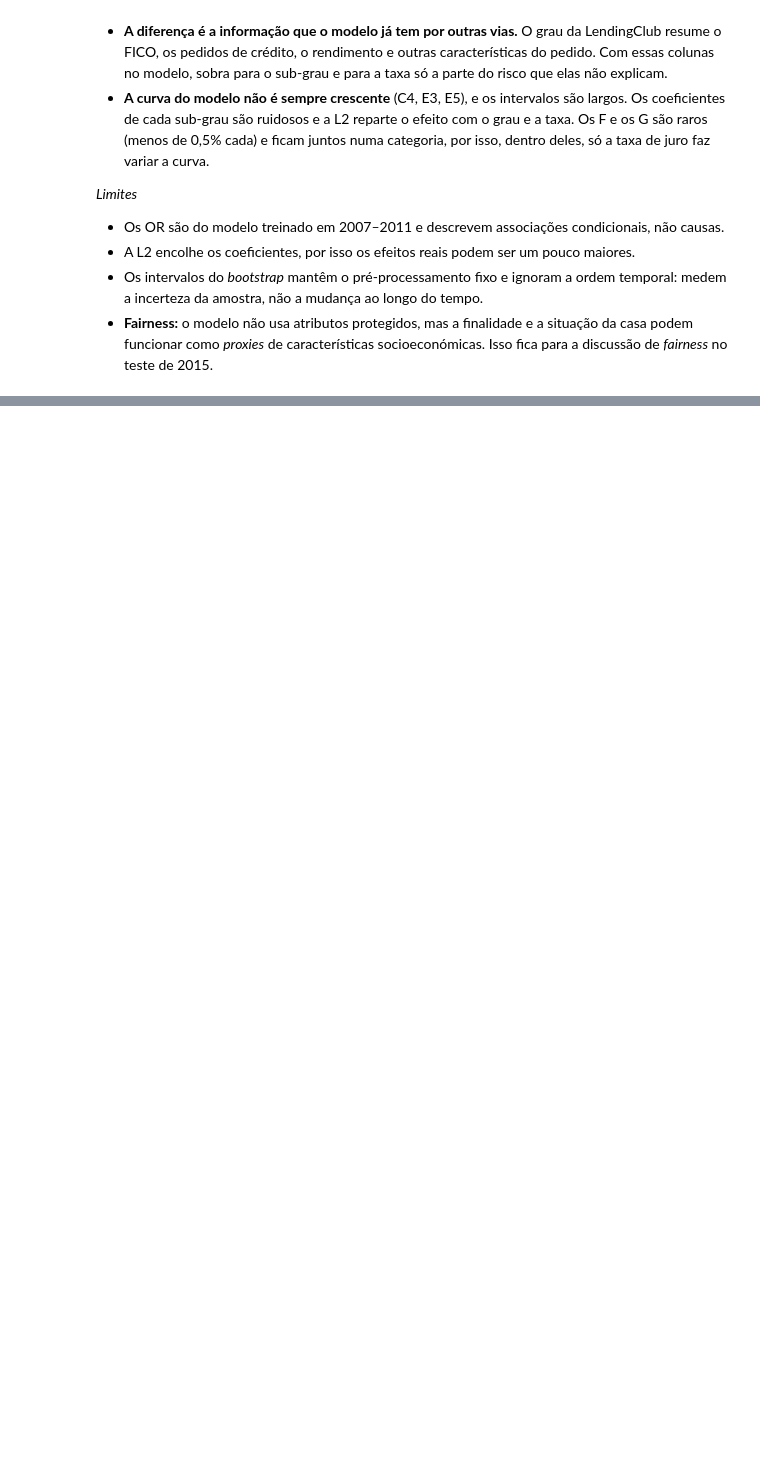
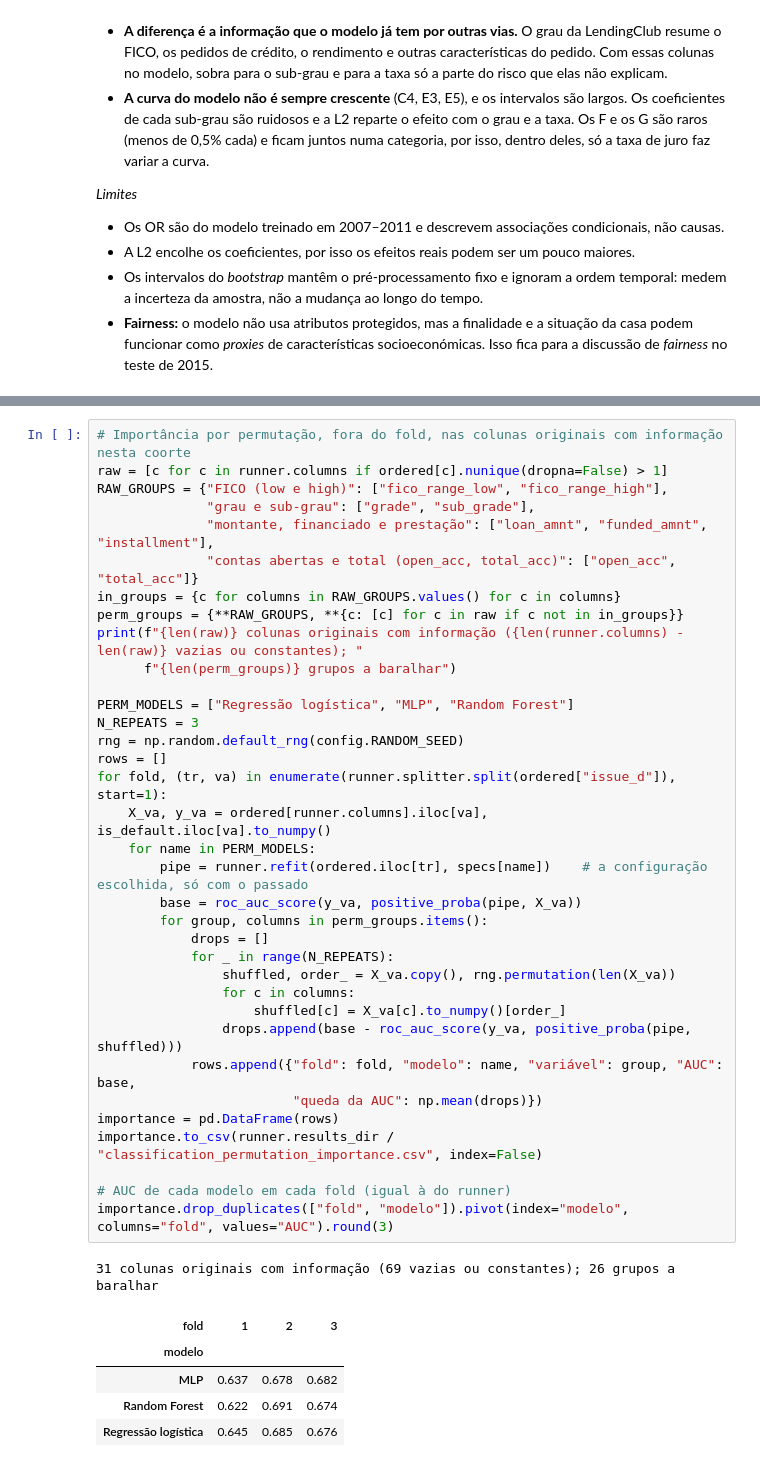
Before and after one commit to JoaoPSVieira/projeto-cd-lending-club, a Jupyter notebook: notebooks/04c_classificacao.ipynb, the cells around one changed output, grey strips where cells are left out. Cells and saved outputs as stored; diff of their text form; blank space fills up the shorter version.

```diff
--- a/notebooks/04c_classificacao.ipynb
+++ b/notebooks/04c_classificacao.ipynb
@@ -1518,0 +1556,42 @@ grade_odds.round(3)
+# %%
+# Importância por permutação, fora do fold, nas colunas originais com informação nesta coorte
+raw = [c for c in runner.columns if ordered[c].nunique(dropna=False) > 1]
+RAW_GROUPS = {"FICO (low e high)": ["fico_range_low", "fico_range_high"],
+              "grau e sub-grau": ["grade", "sub_grade"],
+              "montante, financiado e prestação": ["loan_amnt", "funded_amnt", "installment"],
+              "contas abertas e total (open_acc, total_acc)": ["open_acc", "total_acc"]}
+in_groups = {c for columns in RAW_GROUPS.values() for c in columns}
+perm_groups = {**RAW_GROUPS, **{c: [c] for c in raw if c not in in_groups}}
+print(f"{len(raw)} colunas originais com informação ({len(runner.columns) - len(raw)} vazias ou constantes); "
+      f"{len(perm_groups)} grupos a baralhar")
+
+PERM_MODELS = ["Regressão logística", "MLP", "Random Forest"]
+N_REPEATS = 3
+rng = np.random.default_rng(config.RANDOM_SEED)
+rows = []
+for fold, (tr, va) in enumerate(runner.splitter.split(ordered["issue_d"]), start=1):
+    X_va, y_va = ordered[runner.columns].iloc[va], is_default.iloc[va].to_numpy()
+    for name in PERM_MODELS:
+        pipe = runner.refit(ordered.iloc[tr], specs[name])    # a configuração escolhida, só com o passado
+        base = roc_auc_score(y_va, positive_proba(pipe, X_va))
+        for group, columns in perm_groups.items():
+            drops = []
+            for _ in range(N_REPEATS):
+                shuffled, order_ = X_va.copy(), rng.permutation(len(X_va))
+                for c in columns:
+                    shuffled[c] = X_va[c].to_numpy()[order_]
+                drops.append(base - roc_auc_score(y_va, positive_proba(pipe, shuffled)))
+            rows.append({"fold": fold, "modelo": name, "variável": group, "AUC": base,
+                         "queda da AUC": np.mean(drops)})
+importance = pd.DataFrame(rows)
+importance.to_csv(runner.results_dir / "classification_permutation_importance.csv", index=False)
+
+# AUC de cada modelo em cada fold (igual à do runner)
+importance.drop_duplicates(["fold", "modelo"]).pivot(index="modelo", columns="fold", values="AUC").round(3)
+# %% [output]
+31 colunas originais com informação (69 vazias ou constantes); 26 grupos a baralhar
+| fold | 1 | 2 | 3 |
+| modelo |  |  |  |
+| MLP | 0.637 | 0.678 | 0.682 |
+| Random Forest | 0.622 | 0.691 | 0.674 |
+| Regressão logística | 0.645 | 0.685 | 0.676 |
```
Also changed, not shown: parts of 6 cells of this notebook, 3 other files.
